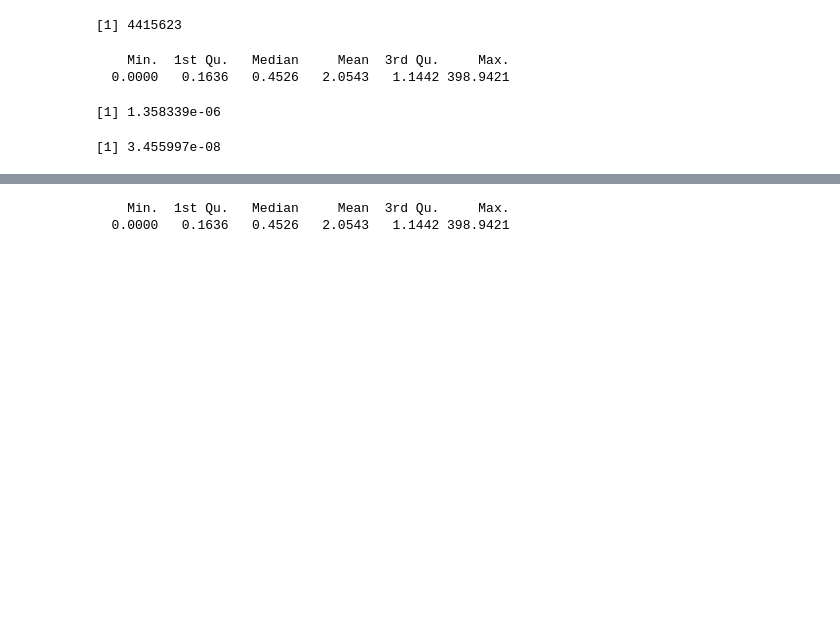
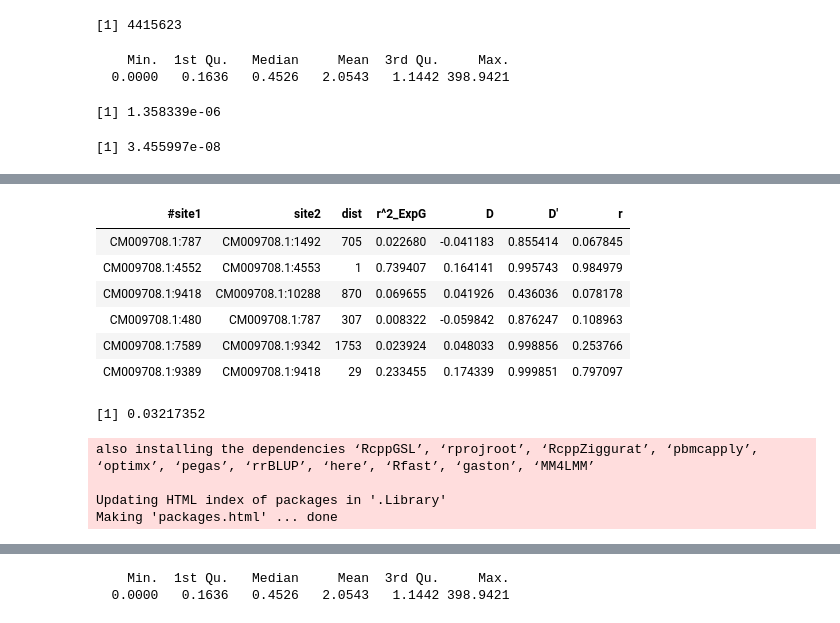
Before and after one commit to katcatalano/ClownfishGWAS, a Jupyter notebook: notebooks/plot_pcangsd_assoc.ipynb, the cells around one changed output, grey strips where cells are left out. Saved outputs shown, nothing was run; the diff lists cells and outputs as text; code cells hidden in the pictures; blank space fills up the shorter version.

```diff
--- a/notebooks/plot_pcangsd_assoc.ipynb
+++ b/notebooks/plot_pcangsd_assoc.ipynb
@@ -308,0 +331,21 @@ min(no_hwe_lrt_filt$pvalue)
+# %%
+head(ld)
+# %% [output]
+| #site1 | site2 | dist | r^2_ExpG | D | D' | r |
+| CM009708.1:787 | CM009708.1:1492 | 705 | 0.022680 | -0.041183 | 0.855414 | 0.067845 |
+| CM009708.1:4552 | CM009708.1:4553 | 1 | 0.739407 | 0.164141 | 0.995743 | 0.984979 |
+| CM009708.1:9418 | CM009708.1:10288 | 870 | 0.069655 | 0.041926 | 0.436036 | 0.078178 |
+| CM009708.1:480 | CM009708.1:787 | 307 | 0.008322 | -0.059842 | 0.876247 | 0.108963 |
+| CM009708.1:7589 | CM009708.1:9342 | 1753 | 0.023924 | 0.048033 | 0.998856 | 0.253766 |
+| CM009708.1:9389 | CM009708.1:9418 | 29 | 0.233455 | 0.174339 | 0.999851 | 0.797097 |
+# %%
+nrow(ld[r >.5])/nrow(ld)
+# %% [output]
+[1] 0.03217352
+# %%
+install.packages("RAINBOWR")
+# %% [output]
+also installing the dependencies ‘RcppGSL’, ‘rprojroot’, ‘RcppZiggurat’, ‘pbmcapply’, ‘optimx’, ‘pegas’, ‘rrBLUP’, ‘here’, ‘Rfast’, ‘gaston’, ‘MM4LMM’
+
+Updating HTML index of packages in '.Library'
+Making 'packages.html' ... done
```
Also changed, not shown: parts of 18 cells of this notebook, 3 other files.
